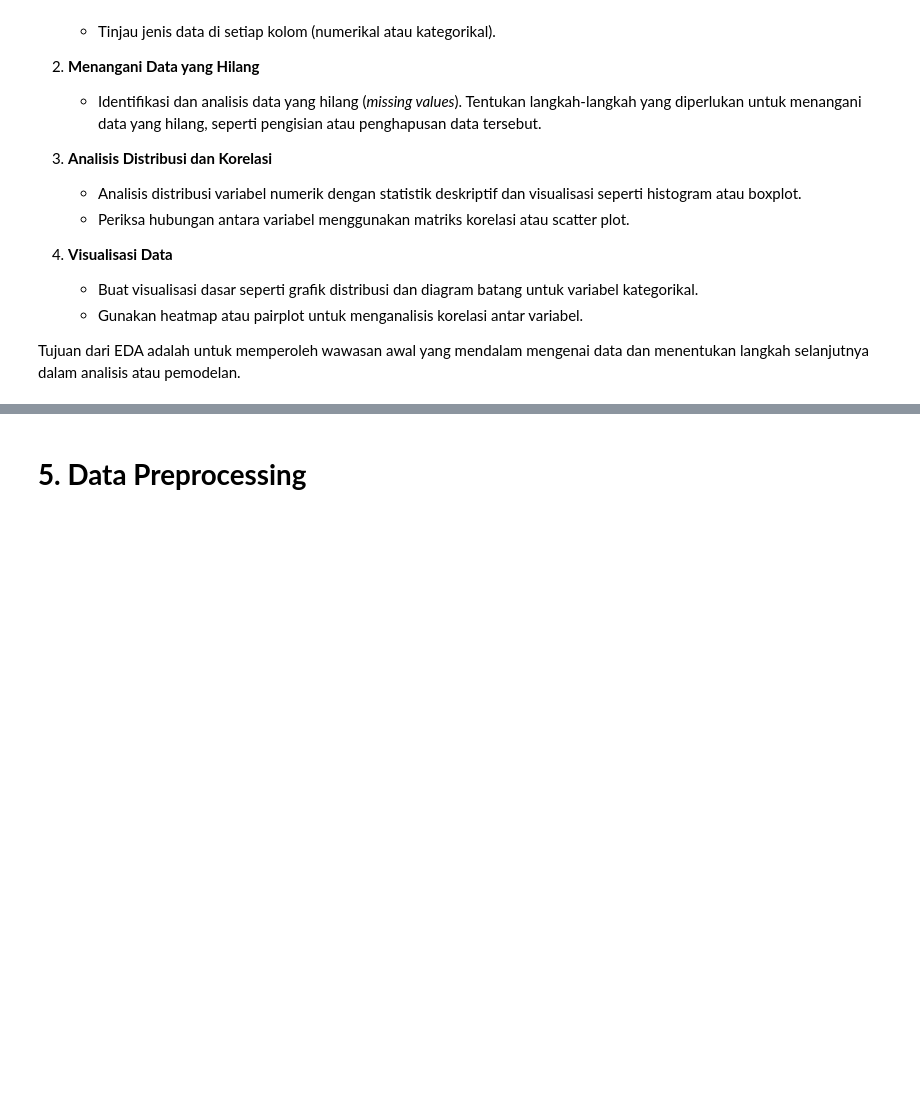
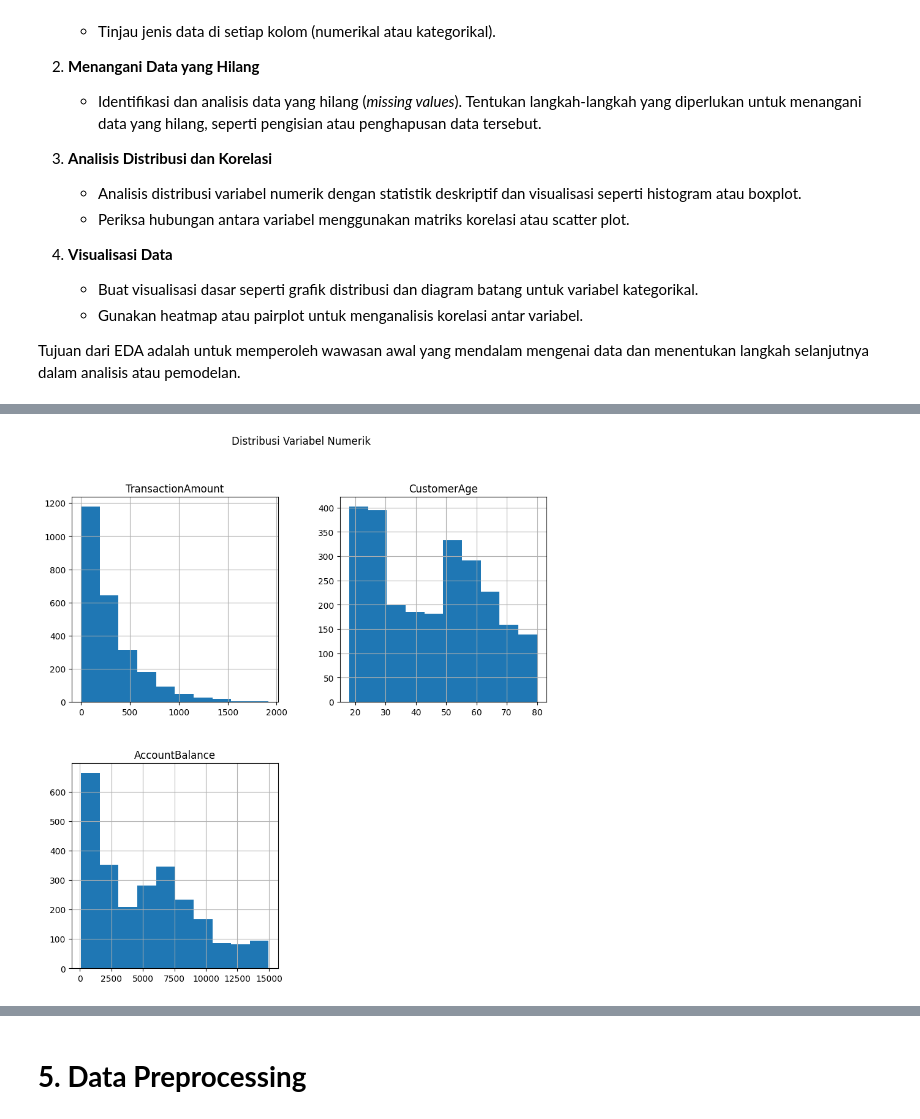
Before and after one commit to kresnaj/machinelearning-endproject-dicodingcourse, a Jupyter notebook: [Clustering]_Submission_Akhir_BMLP_Your_Name_(Updated).ipynb, the cells around one changed output, grey strips where cells are left out. Cells and saved outputs as stored; diff of their text form; code cells hidden in the pictures; blank space fills up the shorter version.

```diff
--- a/[Clustering]_Submission_Akhir_BMLP_Your_Name_(Updated).ipynb
+++ b/[Clustering]_Submission_Akhir_BMLP_Your_Name_(Updated).ipynb
@@ -34,3 +35,5 @@ Jika dataset berada di Google Drive, pastikan Anda menghubungkan Google Drive ke
+# %%
+df = pd.read_csv('TransaksiBank.csv')
 # %% [markdown]
 # **4. Exploratory Data Analysis (EDA)**
 
@@ -56,0 +58,10 @@ Tujuan dari EDA adalah untuk memperoleh wawasan awal yang mendalam mengenai data
+# %%
+relevants_features = ["TransactionAmount", "TransactionType", "Location", "Channel", "CustomerAge", "AccountBalance"]
+numeric_features = ["TransactionAmount", "CustomerAge", "AccountBalance"]
+categorical_features = ["TransactionType", "Location", "Channel"]
+
+df_features = df[relevants_features]
+df_numeric_features = df[numeric_features]
+df_categorical_features = df[categorical_features]
+
+df_features.info()
@@ -56,0 +116,8 @@ Tujuan dari EDA adalah untuk memperoleh wawasan awal yang mendalam mengenai data
+# %%
+correlation_numeric_features = df[numeric_features].corr()
+
+df_numeric_features.hist(figsize=(10, 10))
+plt.suptitle("Distribusi Variabel Numerik")
+plt.show()
+# %% [output]
+[figure, added]
```
Also changed, not shown: parts of 16 cells of this notebook.
